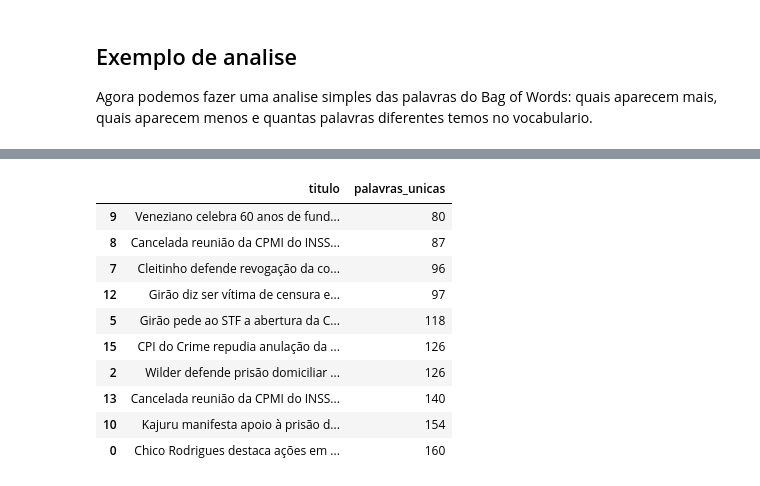
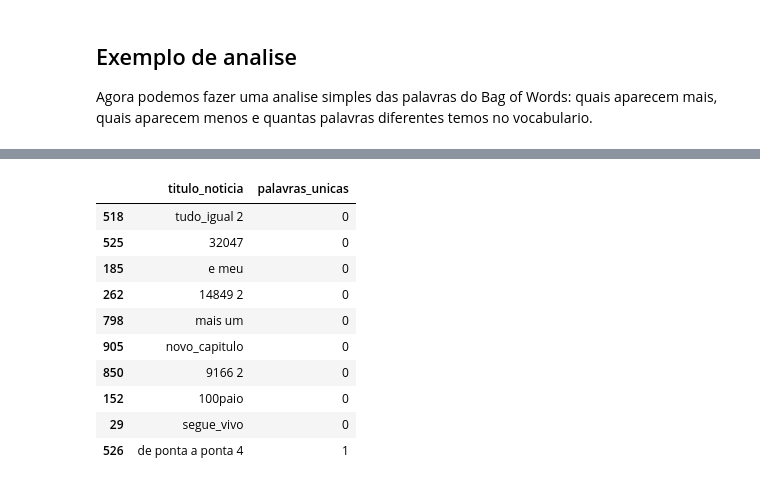
Before and after one commit to paulorazzano/perspectiva-dados, a Jupyter notebook: PLN/introducao_pln.ipynb, the cells around one changed output, grey strips where cells are left out. Drawn from its saved outputs; the diff is of its cells as text; code cells hidden in the pictures.

```diff
--- a/PLN/introducao_pln.ipynb
+++ b/PLN/introducao_pln.ipynb
@@ -66,7 +44,6 @@ Exemplo: `"Olá, Senado!"` vira `"ola senado"`.
 # %%
 from nltk.tokenize import wordpunct_tokenize
 from unidecode import unidecode
-
 
 def limpar_texto(texto):
     texto = texto.lower()
@@ -75,8 +52,7 @@ def limpar_texto(texto):
     tokens = [token for token in tokens if token.isalnum()]
     return " ".join(tokens)
 
+df["titulo_limpo"] = df["titulo_noticia"].apply(limpar_texto)
 
-df["texto_limpo"] = df["texto"].apply(limpar_texto)
-
-df[["texto", "texto_limpo"]].head()
+df[["titulo_noticia", "titulo_limpo"]].head()
 # %% [output]
@@ -101,10 +77,10 @@ Na celula abaixo:
 
 Exemplo: `"o senador falou com a imprensa"` vira `["senador", "falou", "imprensa"]`.
 # %%
+
 import nltk
-
 from nltk.corpus import stopwords
-
+from unidecode import unidecode
 
 nltk.download("stopwords", quiet=True)
 
@@ -112,15 +88,13 @@ stopwords_pt = stopwords.words("portuguese")
 stopwords_pt = [unidecode(palavra) for palavra in stopwords_pt]
 stopwords_pt = set(stopwords_pt)
 
-
 def remover_stopwords(texto):
     tokens = texto.split()
     tokens = [token for token in tokens if token not in stopwords_pt]
     return tokens
 
+df["tokens_titulo_sem_stopwords"] = df["titulo_limpo"].apply(remover_stopwords)
+df["titulo_sem_stopwords"] = df["tokens_titulo_sem_stopwords"].str.join(" ")
 
-df["tokens_sem_stopwords"] = df["texto_limpo"].apply(remover_stopwords)
-df["texto_sem_stopwords"] = df["tokens_sem_stopwords"].str.join(" ")
-
-df[["texto_limpo", "tokens_sem_stopwords", "texto_sem_stopwords"]].head()
+df[["titulo_limpo", "tokens_titulo_sem_stopwords", "titulo_sem_stopwords"]].head()
 # %% [output]
@@ -139,7 +113,7 @@ Exemplo: `"senador falou senador"` teria `senador = 2` e `falou = 1`.
 # %%
 from sklearn.feature_extraction.text import CountVectorizer
 vectorizer = CountVectorizer()
-matriz_bow = vectorizer.fit_transform(df["texto_sem_stopwords"])
+matriz_bow = vectorizer.fit_transform(df["titulo_sem_stopwords"])
 
 df_bow = pd.DataFrame(
     matriz_bow.toarray(),
@@ -180,7 +154,15 @@ df_bow.head()
 
 Agora vamos juntar os metadados das noticias com as colunas do Bag of Words. Para evitar conflito de nomes, as colunas do Bag of Words recebem o prefixo `bow_`.
 # %%
-metadados = df[["data", "tags", "titulo", "url"]].reset_index(drop=True)
+metadados = df[[
+    "titulo_noticia",
+    "time_mais_citado",
+    "qtd_citacoes_time_mais_citado",
+    "qtd_total_palavras",
+    "qtd_times_citados",
+    "link"
+]].reset_index(drop=True)
+
 bow_com_prefixo = df_bow.add_prefix("bow_").reset_index(drop=True)
 
 df_final = pd.concat([metadados, bow_com_prefixo], axis=1)
@@ -253,16 +235,16 @@ dtype: int64
 # %%
 df_final["palavras_unicas"] = (df_final[colunas_bow] > 0).sum(axis=1)
 
-df_final[["titulo", "palavras_unicas"]].sort_values("palavras_unicas", ascending=True).head(10)
+df_final[["titulo_noticia", "palavras_unicas"]].sort_values("palavras_unicas", ascending=True).head(10)
 # %% [output]
-|  | titulo | palavras_unicas |
-| 9 | Veneziano celebra 60 anos de fund... | 80 |
-| 8 | Cancelada reunião da CPMI do INSS... | 87 |
-| 7 | Cleitinho defende revogação da co... | 96 |
-| 12 | Girão diz ser vítima de censura e... | 97 |
-| 5 | Girão pede ao STF a abertura da C... | 118 |
-| 15 | CPI do Crime repudia anulação da ... | 126 |
-| 2 | Wilder defende prisão domiciliar ... | 126 |
-| 13 | Cancelada reunião da CPMI do INSS... | 140 |
-| 10 | Kajuru manifesta apoio à prisão d... | 154 |
-| 0 | Chico Rodrigues destaca ações em ... | 160 |
+|  | titulo_noticia | palavras_unicas |
+| 518 | tudo_igual 2 | 0 |
+| 525 | 32047 | 0 |
+| 185 | e meu | 0 |
+| 262 | 14849 2 | 0 |
+| 798 | mais um | 0 |
+| 905 | novo_capitulo | 0 |
+| 850 | 9166 2 | 0 |
+| 152 | 100paio | 0 |
+| 29 | segue_vivo | 0 |
+| 526 | de ponta a ponta 4 | 1 |
```
Also changed, not shown: parts of 11 cells of this notebook.
